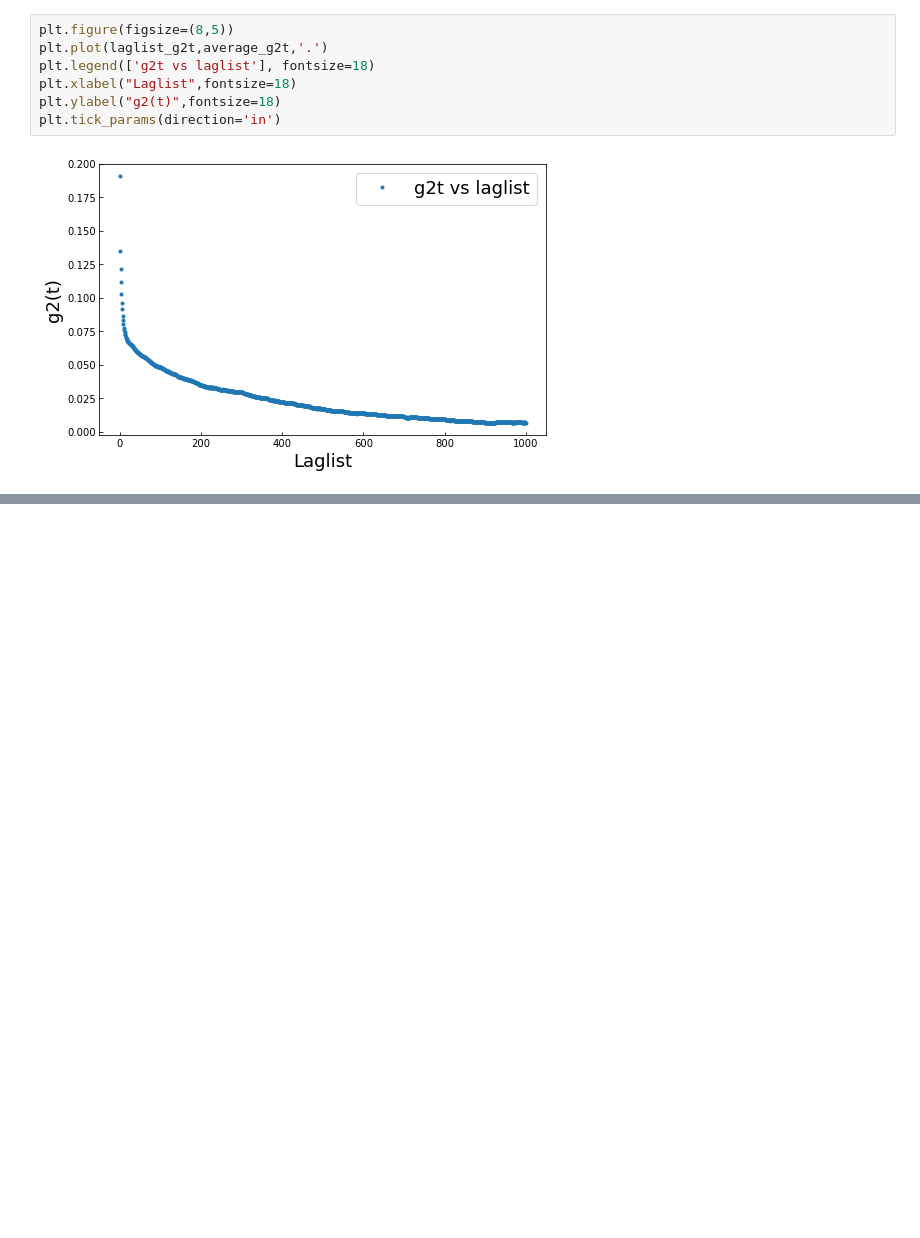
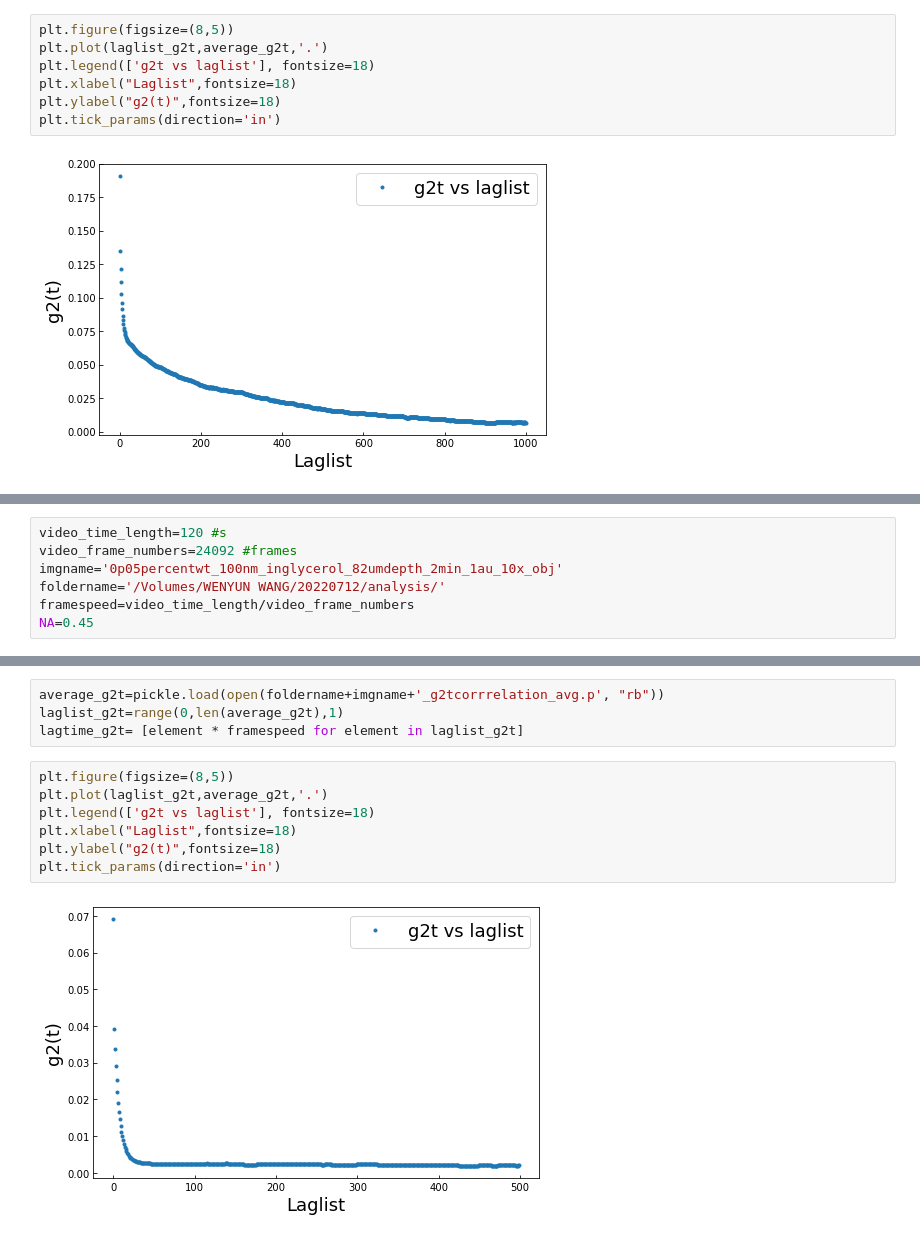
Before and after one commit to wwy-wwy-wwy/Speckle_project, a Jupyter notebook: 0712_data.ipynb, the cells around one changed output, grey strips where cells are left out. Drawn from its saved outputs; the diff is of its cells as text; blank space fills up the shorter version.

```diff
--- a/0712_data.ipynb
+++ b/0712_data.ipynb
@@ -85,0 +142,7 @@ plt.tick_params(direction='in')
+# %%
+video_time_length=120 #s
+video_frame_numbers=24092 #frames
+imgname='0p05percentwt_100nm_inglycerol_82umdepth_2min_1au_10x_obj'
+foldername='/Volumes/WENYUN WANG/20220712/analysis/'
+framespeed=video_time_length/video_frame_numbers
+NA=0.45
@@ -85,0 +169,13 @@ plt.tick_params(direction='in')
+# %%
+average_g2t=pickle.load(open(foldername+imgname+'_g2tcorrrelation_avg.p', "rb"))
+laglist_g2t=range(0,len(average_g2t),1)
+lagtime_g2t= [element * framespeed for element in laglist_g2t]
+# %%
+plt.figure(figsize=(8,5))
+plt.plot(laglist_g2t,average_g2t,'.')
+plt.legend(['g2t vs laglist'], fontsize=18)
+plt.xlabel("Laglist",fontsize=18)
+plt.ylabel("g2(t)",fontsize=18)
+plt.tick_params(direction='in')
+# %% [output]
+[figure, added]
```
Also changed, not shown: parts of 69 cells of this notebook, 5 other files.
